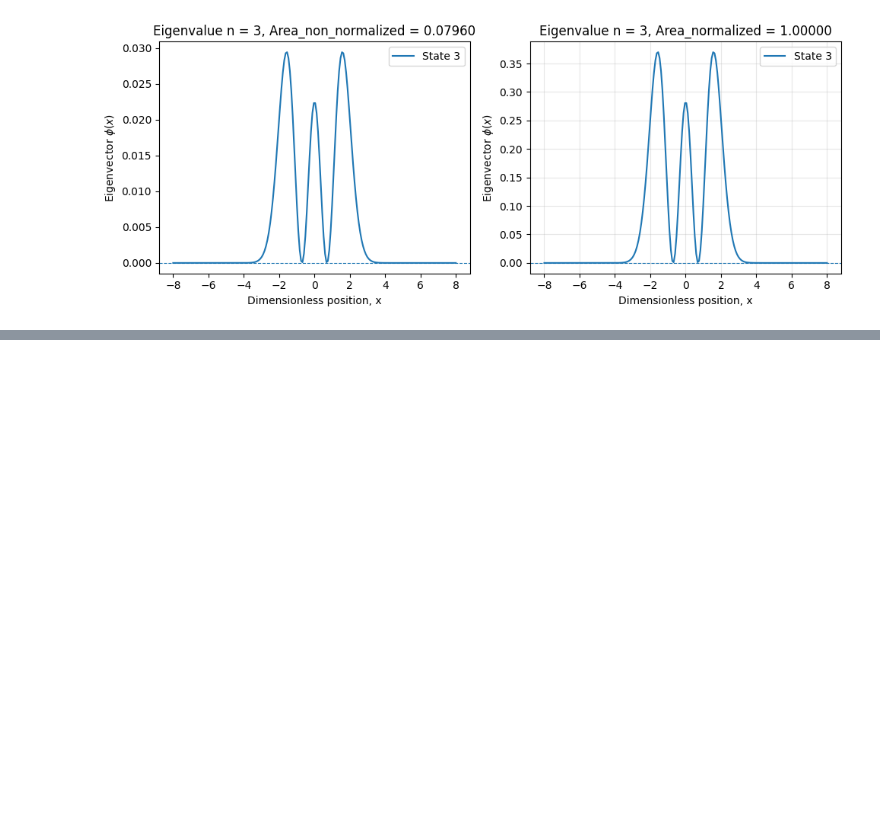
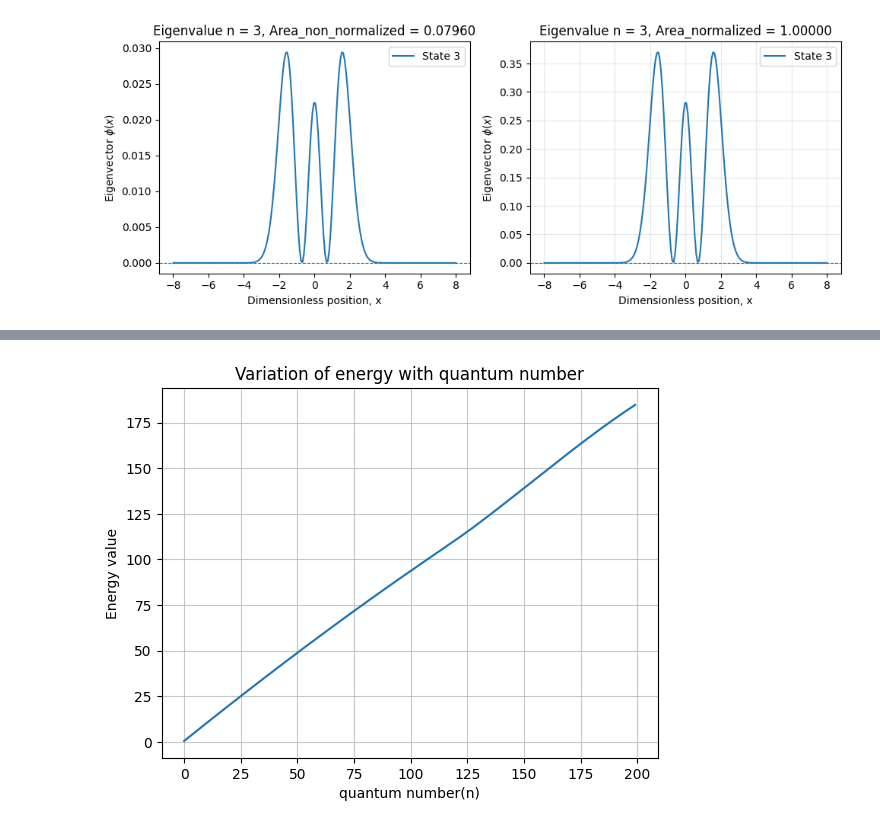
Before and after one commit to DeepakSingh169/QuantumMechanics, a Jupyter notebook: SchrodingerEquation.ipynb, the cells around one changed output, grey strips where cells are left out. Saved outputs shown, nothing was run; the diff lists cells and outputs as text; code cells hidden in the pictures; blank space fills up the shorter version.

```diff
--- a/SchrodingerEquation.ipynb
+++ b/SchrodingerEquation.ipynb
@@ -451,0 +506,7 @@ harmonic_probability_curve(full_grid,phi,phi_normalized,state_index)
+# %%
+xi = -15
+xf = 15
+interior_points = 300
+energy_variation(xi,xf,interior_points,harmonic_potential)
+# %% [output]
+[figure, added]
```
Also changed, not shown: parts of 16 cells of this notebook.
